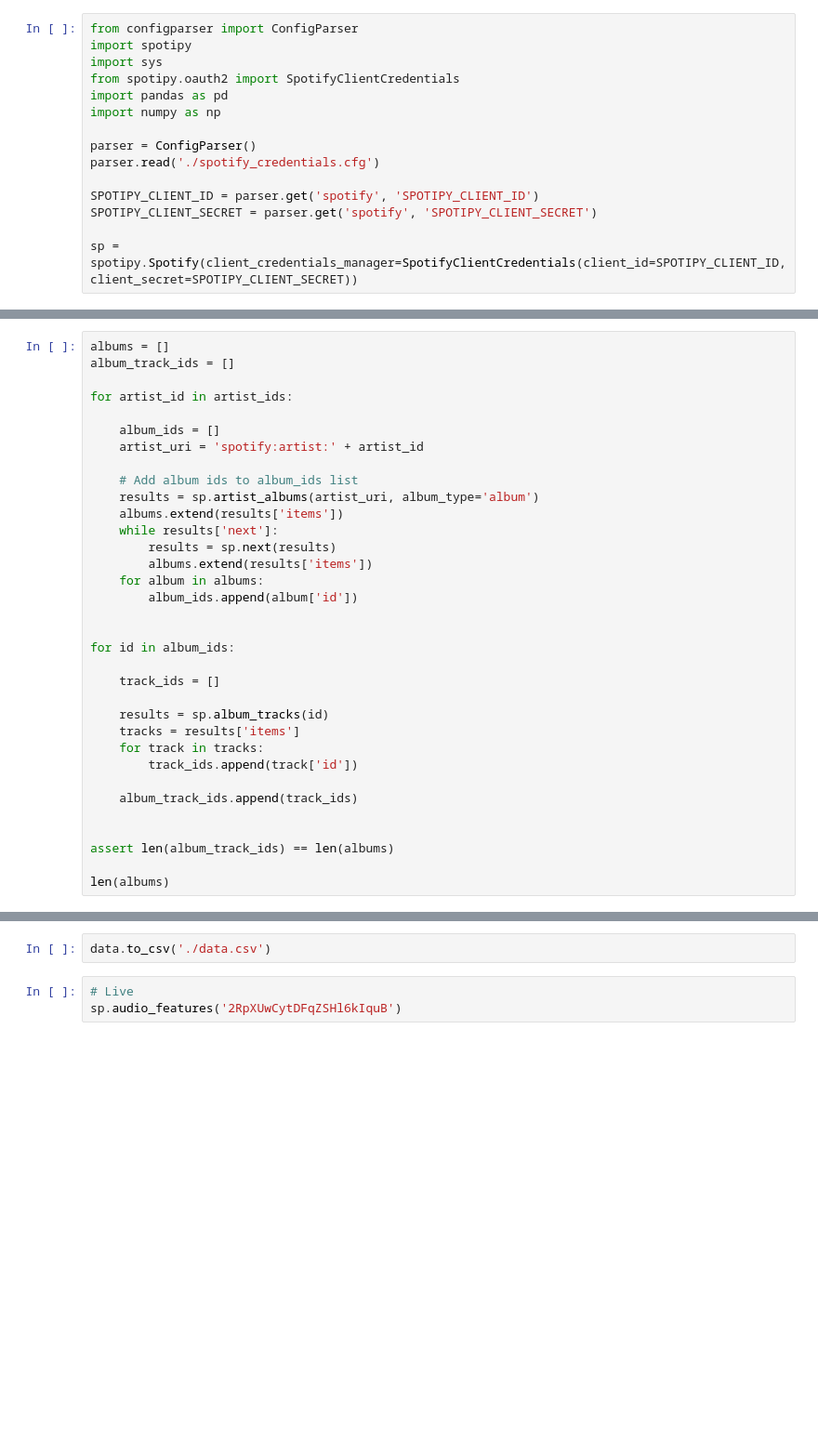
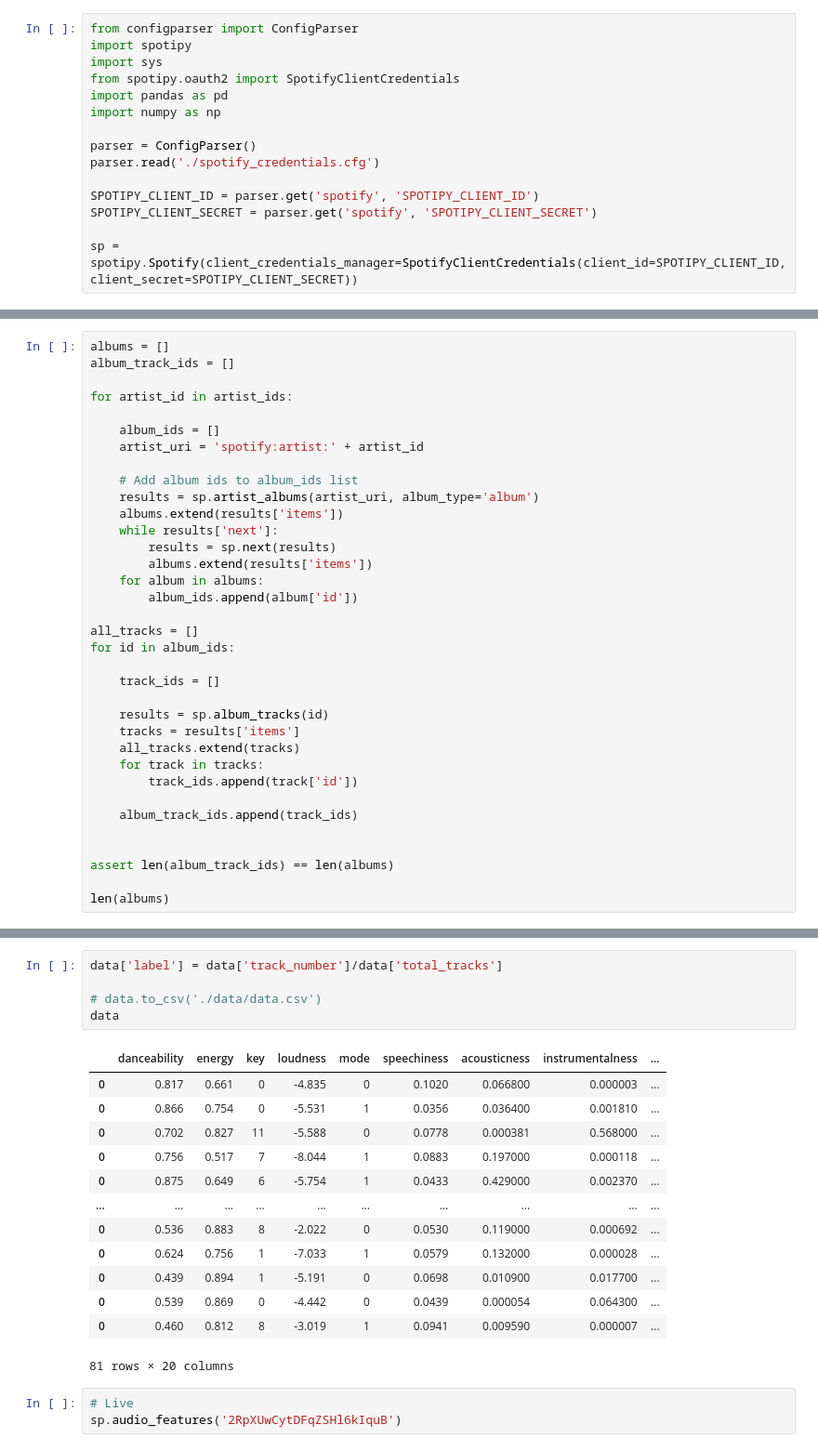
Before and after one commit to crispianm/SpotifySmartSort, a Jupyter notebook: api_test.ipynb, the cells around one changed output, grey strips where cells are left out. Shown at 93% size. Drawn from its saved outputs; the diff is of its cells as text; blank space fills up the shorter version.

Commit message:
Made it track by track

```diff
--- a/api_test.ipynb
+++ b/api_test.ipynb
@@ -41,13 +41,14 @@ for artist_id in artist_ids:
     for album in albums:
         album_ids.append(album['id'])
 
-
+all_tracks = []
 for id in album_ids:
 
     track_ids = []
 
     results = sp.album_tracks(id)
     tracks = results['items']
+    all_tracks.extend(tracks)
     for track in tracks:
         track_ids.append(track['id'])
 
@@ -115,5 +151,22 @@ data.drop_duplicates(subset=['album_title', 'album_artist'])
 # %%
-data.to_csv('./data.csv')
+data['label'] = data['track_number']/data['total_tracks']
+
+# data.to_csv('./data/data.csv')
+data
+# %% [output]
+|  | danceability | energy | key | loudness | mode | speechiness | acousticness | instrumentalness | ... |
+| 0 | 0.817 | 0.661 | 0 | -4.835 | 0 | 0.1020 | 0.066800 | 0.000003 | ... |
+| 0 | 0.866 | 0.754 | 0 | -5.531 | 1 | 0.0356 | 0.036400 | 0.001810 | ... |
+| 0 | 0.702 | 0.827 | 11 | -5.588 | 0 | 0.0778 | 0.000381 | 0.568000 | ... |
+| 0 | 0.756 | 0.517 | 7 | -8.044 | 1 | 0.0883 | 0.197000 | 0.000118 | ... |
+| 0 | 0.875 | 0.649 | 6 | -5.754 | 1 | 0.0433 | 0.429000 | 0.002370 | ... |
+| ... | ... | ... | ... | ... | ... | ... | ... | ... | ... |
+| 0 | 0.536 | 0.883 | 8 | -2.022 | 0 | 0.0530 | 0.119000 | 0.000692 | ... |
+| 0 | 0.624 | 0.756 | 1 | -7.033 | 1 | 0.0579 | 0.132000 | 0.000028 | ... |
+| 0 | 0.439 | 0.894 | 1 | -5.191 | 0 | 0.0698 | 0.010900 | 0.017700 | ... |
+| 0 | 0.539 | 0.869 | 0 | -4.442 | 0 | 0.0439 | 0.000054 | 0.064300 | ... |
+| 0 | 0.460 | 0.812 | 8 | -3.019 | 1 | 0.0941 | 0.009590 | 0.000007 | ... |
+81 rows × 20 columns
 # %%
 # Live
 sp.audio_features('2RpXUwCytDFqZSHl6kIquB')
```
Also changed, not shown: parts of 4 cells of this notebook, 4 other files.
